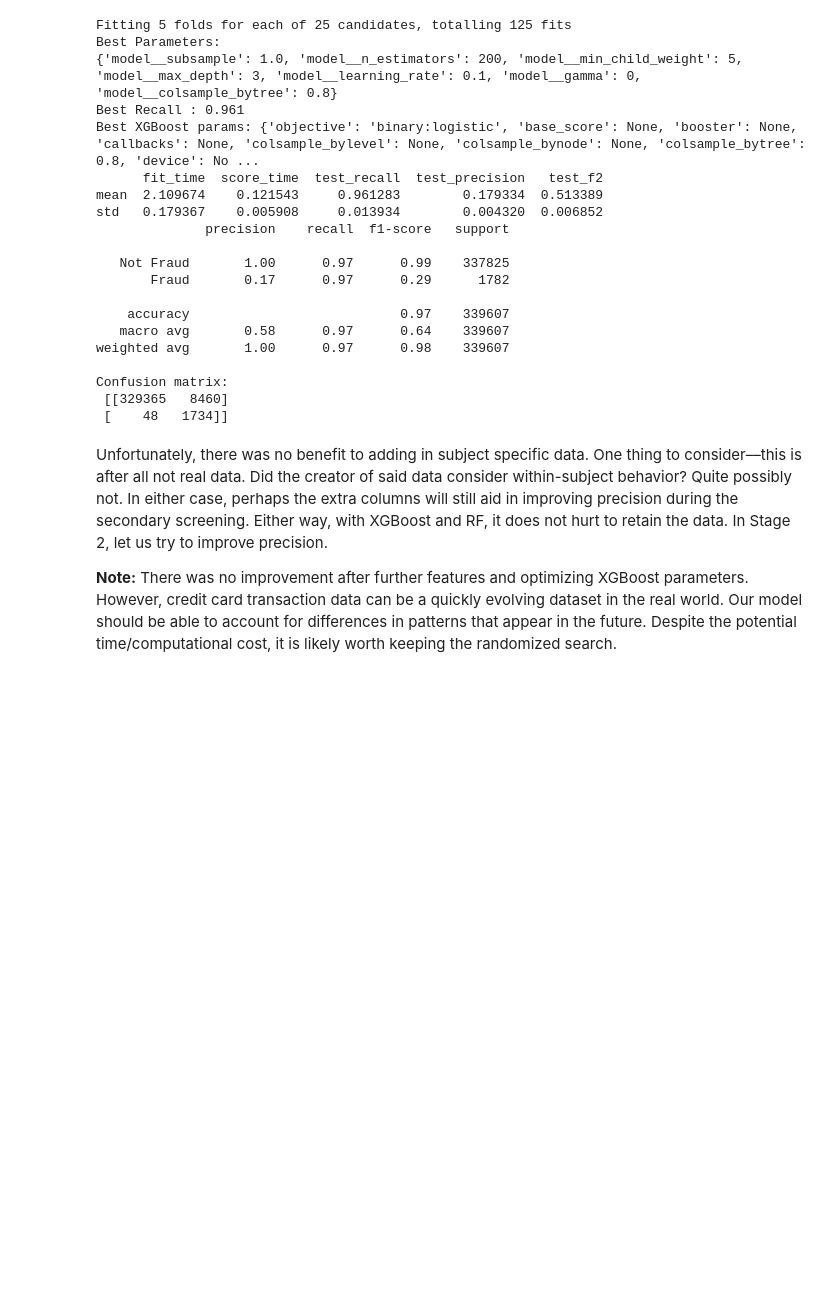
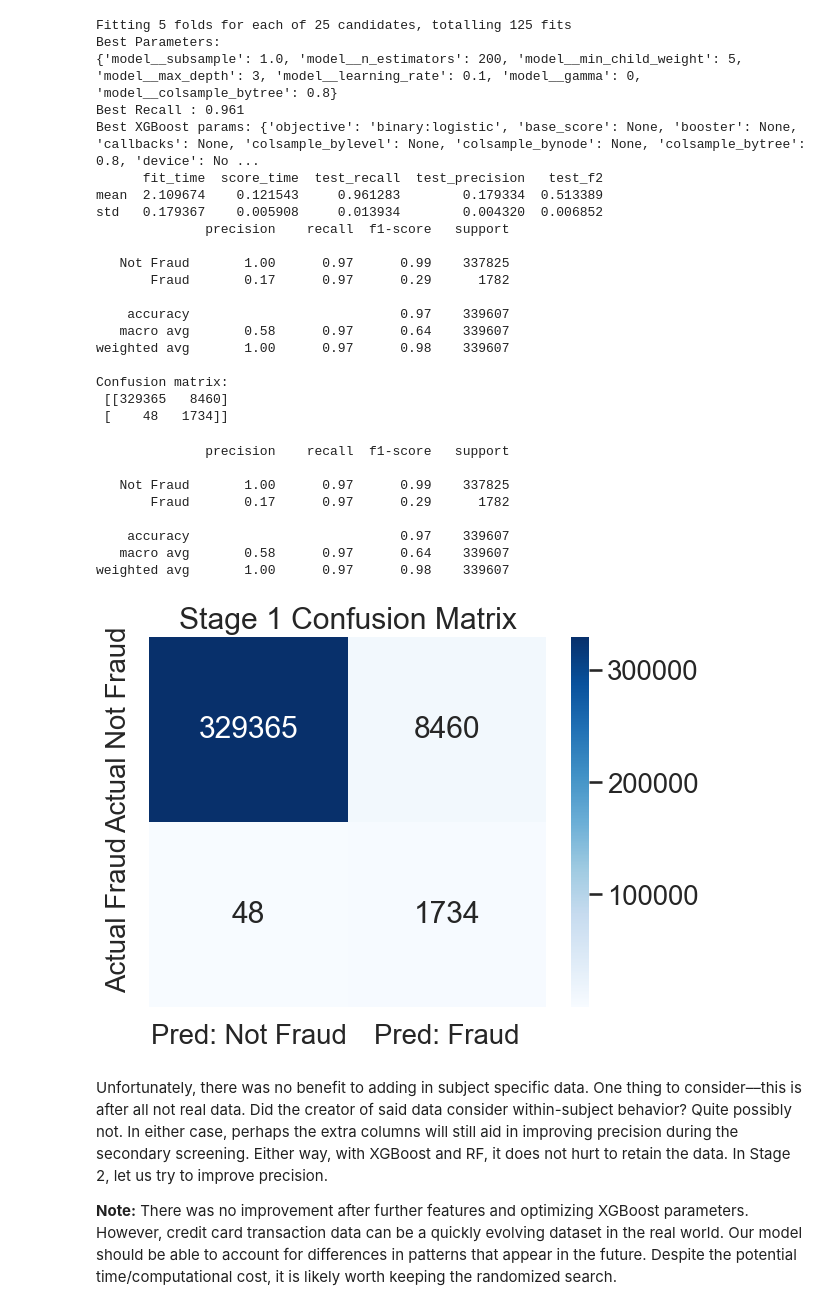
Before and after one commit to obaidkhurram/fraud-detection, a Jupyter notebook: ccfraud_main.ipynb, the cells around one changed output. Cells and saved outputs as stored; diff of their text form; code cells hidden in the pictures; blank space fills up the shorter version.

```diff
--- a/ccfraud_main.ipynb
+++ b/ccfraud_main.ipynb
@@ -742,6 +735,27 @@ weighted avg       1.00      0.97      0.98    339607
 Confusion matrix:
  [[329365   8460]
  [    48   1734]]
+# %%
+# Classification Report
+print(classification_report(y_true, y_pred_stage1, target_names=["Not Fraud", "Fraud"]))
+
+# Confusion Matrix
+cm = confusion_matrix(y_true, y_pred_stage1)
+sns.heatmap(cm, annot=True, fmt='d', cmap='Blues',
+            xticklabels=['Pred: Not Fraud','Pred: Fraud'],
+            yticklabels=['Actual Not Fraud','Actual Fraud'])
+plt.title("Stage 1 Confusion Matrix")
+plt.show()
+# %% [output]
+              precision    recall  f1-score   support
+
+   Not Fraud       1.00      0.97      0.99    337825
+       Fraud       0.17      0.97      0.29      1782
+
+    accuracy                           0.97    339607
+   macro avg       0.58      0.97      0.64    339607
+weighted avg       1.00      0.97      0.98    339607
+[figure, added]
 # %% [markdown]
 Unfortunately, there was no benefit to adding in subject specific data. One thing to consider––this is after all not real data. Did the creator of said data consider within-subject behavior? Quite possibly not. In either case, perhaps the extra columns will still aid in improving precision during the secondary screening. Either way, with XGBoost and RF, it does not hurt to retain the data. In Stage 2, let us try to improve precision.
 
```
Also changed, not shown: parts of 5 cells of this notebook.
